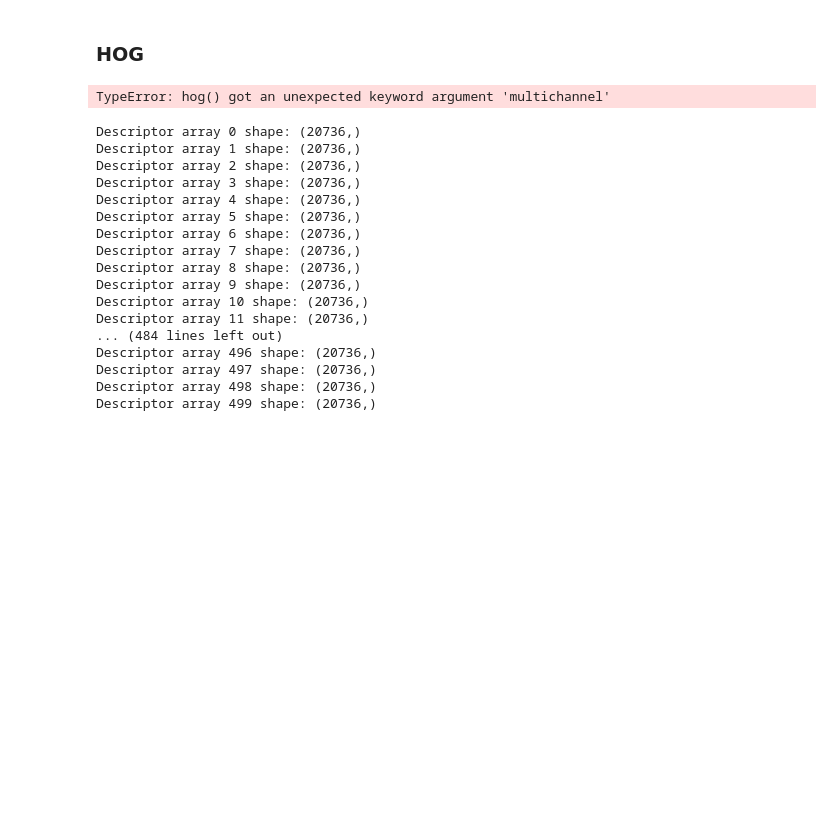
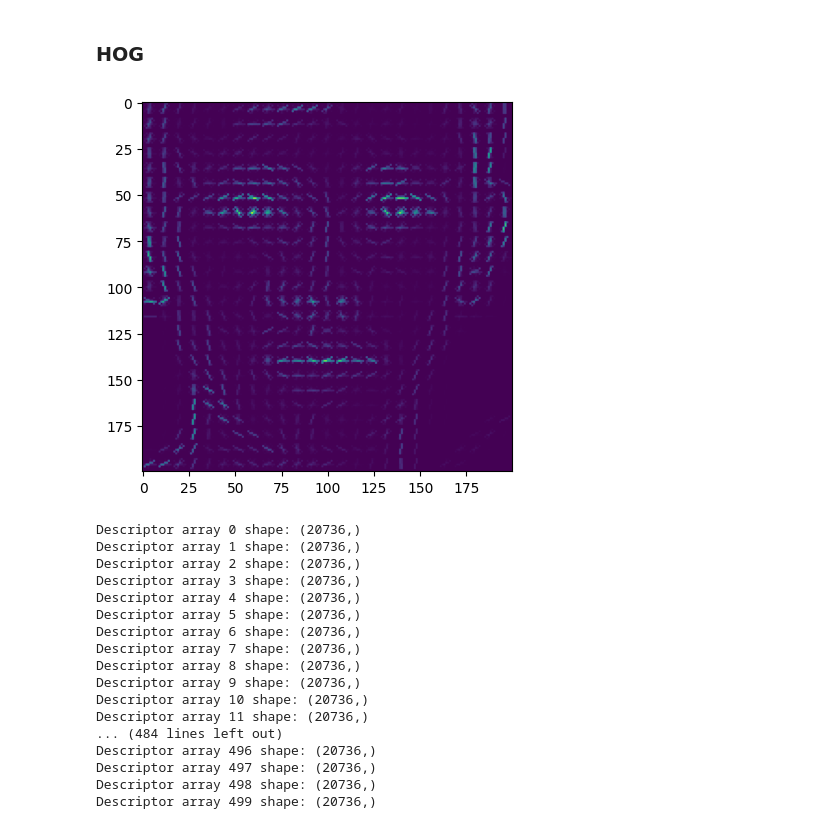
Before and after one commit to ASobreira/Advanced-Machine-Learning, a Jupyter notebook: Project/Project/feature_extraction.ipynb, the cells around one changed output. Cells and saved outputs as stored; diff of their text form; code cells hidden in the pictures; blank space fills up the shorter version.

```diff
--- a/Project/Project/feature_extraction.ipynb
+++ b/Project/Project/feature_extraction.ipynb
@@ -139,25 +131,25 @@ gray_images = np.array([rgb2gray(image) for image in images]) #just in case we n
 # %%
 image_check = images[25]
 
 # define HOG parameters
 orientations = 9
 pixels_per_cell = (8, 8)
 cells_per_block = (2, 2)
 
 # compute HOG features and visualize them
 hog_features, hog_image = hog(image_check, orientations=9, pixels_per_cell=(8, 8),
-                    cells_per_block=(2, 2), transform_sqrt=True, feature_vector=True, multichannel=True, visualize=True,channel_axis=2)
+                    cells_per_block=(2, 2), transform_sqrt=True, feature_vector=True, visualize=True,channel_axis=2)
 
 
 
 # rescale image intensity for better visualization
 #hog_image_rescaled = exposure.rescale_intensity(hog_image, in_range=(0, 10))
 
 # display HOG features
 plt.imshow(hog_image)
 plt.show()
 # %% [output]
-TypeError: hog() got an unexpected keyword argument 'multichannel'
+[figure, added]
 # %%
 # Extract HOG features from the images
 hog_features = []
```
Also changed, not shown: parts of 12 cells of this notebook.
